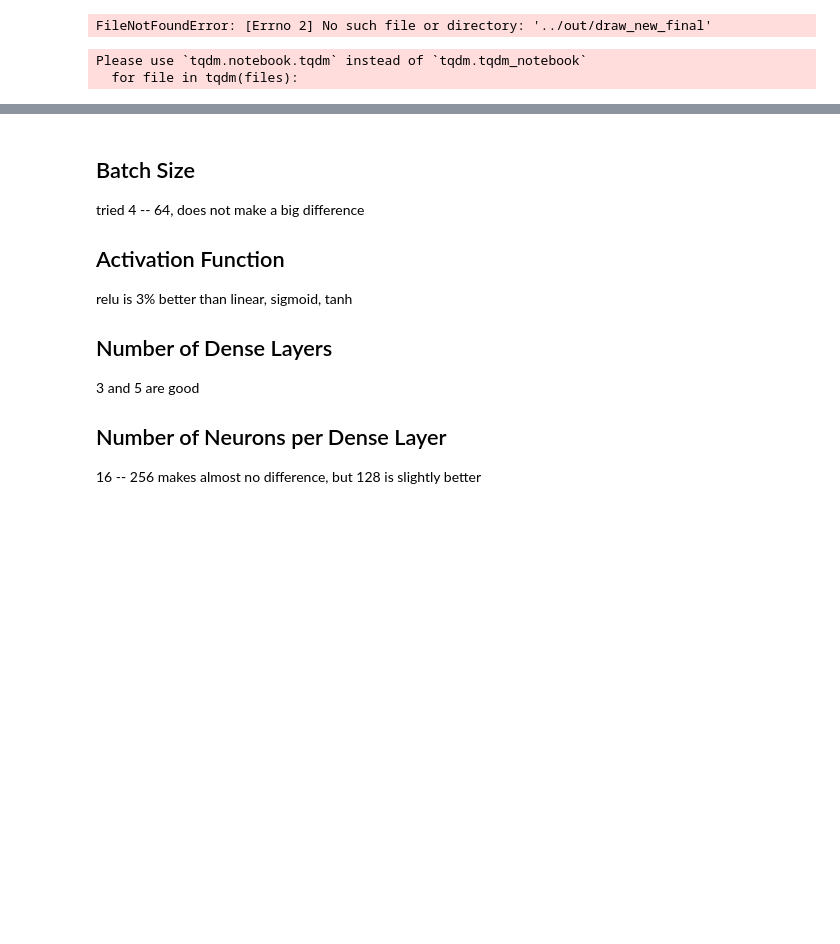
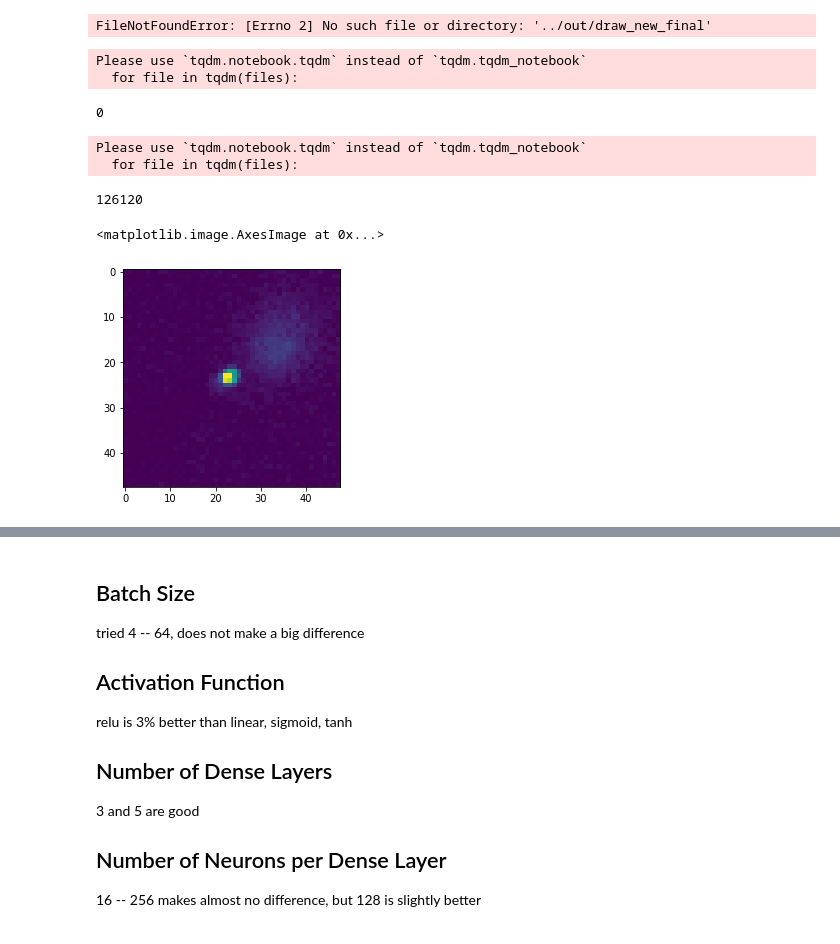
Before and after one commit to vigitia/IRPenTracking, a Jupyter notebook: evaluation/cnn.ipynb, the cells around one changed output, grey strips where cells are left out. Drawn from its saved outputs; the diff is of its cells as text; code cells hidden in the pictures; blank space fills up the shorter version.

```diff
--- a/evaluation/cnn.ipynb
+++ b/evaluation/cnn.ipynb
@@ -189,7 +230,7 @@ def read_images(path):
             for image in extracted_images:
                 image, (max_x, max_y) = crop_image_2(image, size)
                 #print(np.max(image))
-                if image.shape == (size, size) and np.max(image) > 15:
+                if image.shape == (size, size) and np.max(image) > 50:
                     images.append(image)
                     coords.append((max_x, max_y))
 
@@ -392,9 +440,37 @@ images_draw = data_augmentation(images_draw)
 images_hover = data_augmentation(images_hover)
 images = images_draw + images_hover
 labels = [0] * len(images_draw) + [1] * len(images_hover)
+
+print(len(images_draw))
 # %% [output]
 Please use `tqdm.notebook.tqdm` instead of `tqdm.tqdm_notebook`
   for file in tqdm(files):
+0
+# %%
+images_draw = []
+images_hover = []
+
+for p in DRAW_PATHS:
+    images_draw += read_images_mono(p)[0]
+
+for p in HOVER_PATHS:
+    images_hover += read_images_mono(p)[0]
+
+images_draw = data_augmentation(images_draw)
+images_hover = data_augmentation(images_hover)
+images = images_draw + images_hover
+labels = [0] * len(images_draw) + [1] * len(images_hover)
+
+print(len(labels))
+# %% [output]
+Please use `tqdm.notebook.tqdm` instead of `tqdm.tqdm_notebook`
+  for file in tqdm(files):
+126120
+# %%
+plt.imshow(random.sample(images, 1)[0])
+# %% [output]
+<matplotlib.image.AxesImage at 0x...>
+[figure, added]
 # %%
 images_draw = []
 images_hover = []
```
Also changed, not shown: parts of 13 cells of this notebook, 16 other files.
